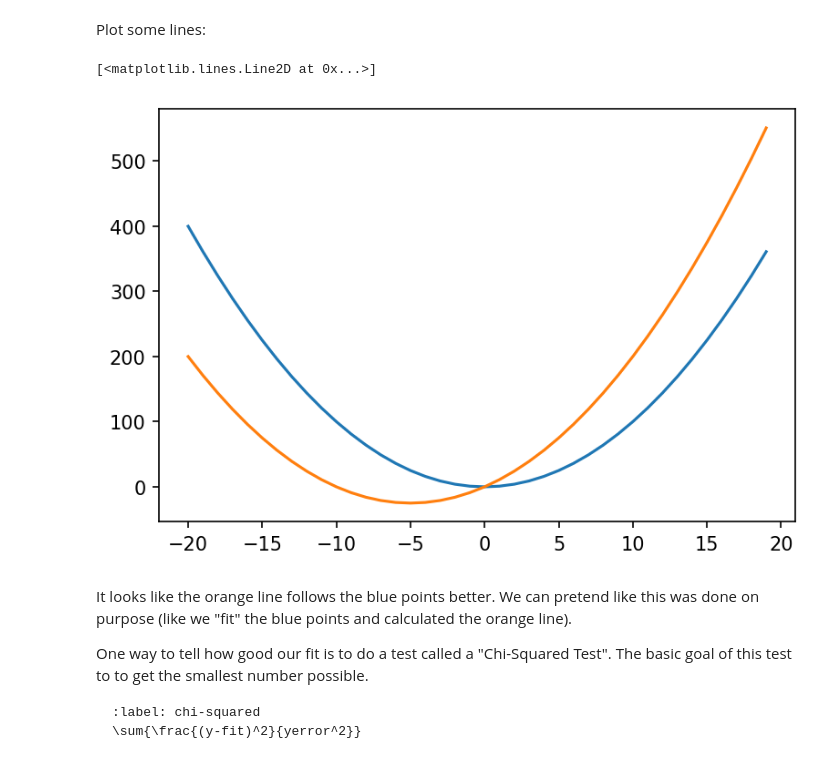
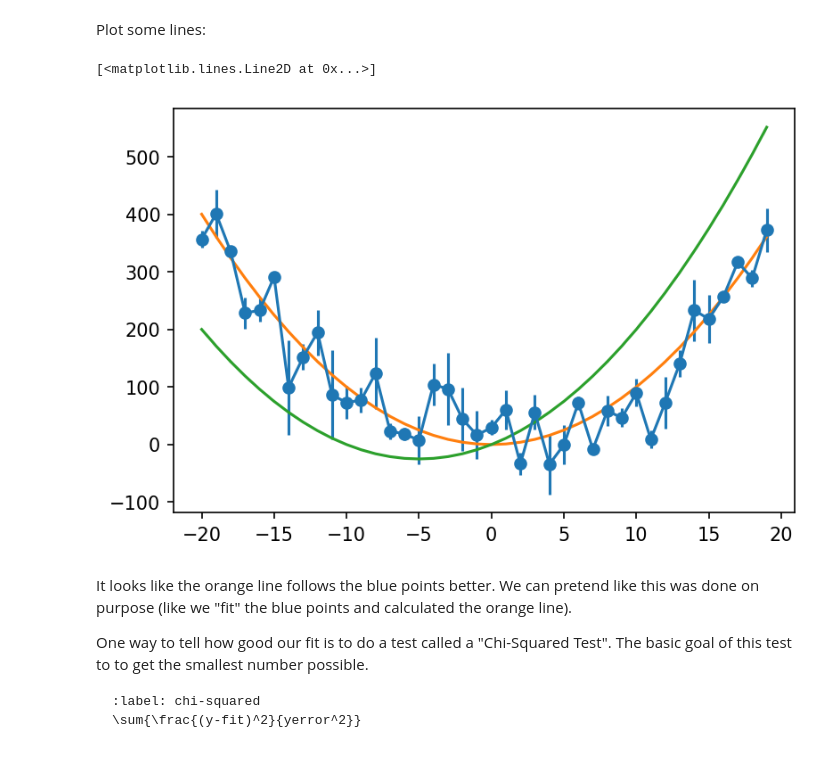
Before and after one commit to nmearl/wsp-exoplanets, a Jupyter notebook: _sources/day_one/generating-fake-data.ipynb, the cells around one changed output. Cells and saved outputs as stored; diff of their text form; code cells hidden in the pictures.

```diff
--- a/_sources/day_one/generating-fake-data.ipynb
+++ b/_sources/day_one/generating-fake-data.ipynb
@@ -34,14 +34,15 @@ Plot some lines:
 # %%
 line1 = x ** 2
 line2 = x ** 2 + 10 * x
 
 f, ax = plt.subplots(dpi=150)
 
+ax.errorbar(x, y, yerror, marker='o')
 ax.plot(x, line1)
 ax.plot(x, line2)
 # %% [output]
 [<matplotlib.lines.Line2D at 0x...>]
-[figure, old version]
+[figure, new version]
 # %% [markdown]
 It looks like the orange line follows the blue points better. We can pretend like this was done on purpose (like we "fit" the blue points and calculated the orange line).
 
```
Also changed, not shown: 19 other files.
